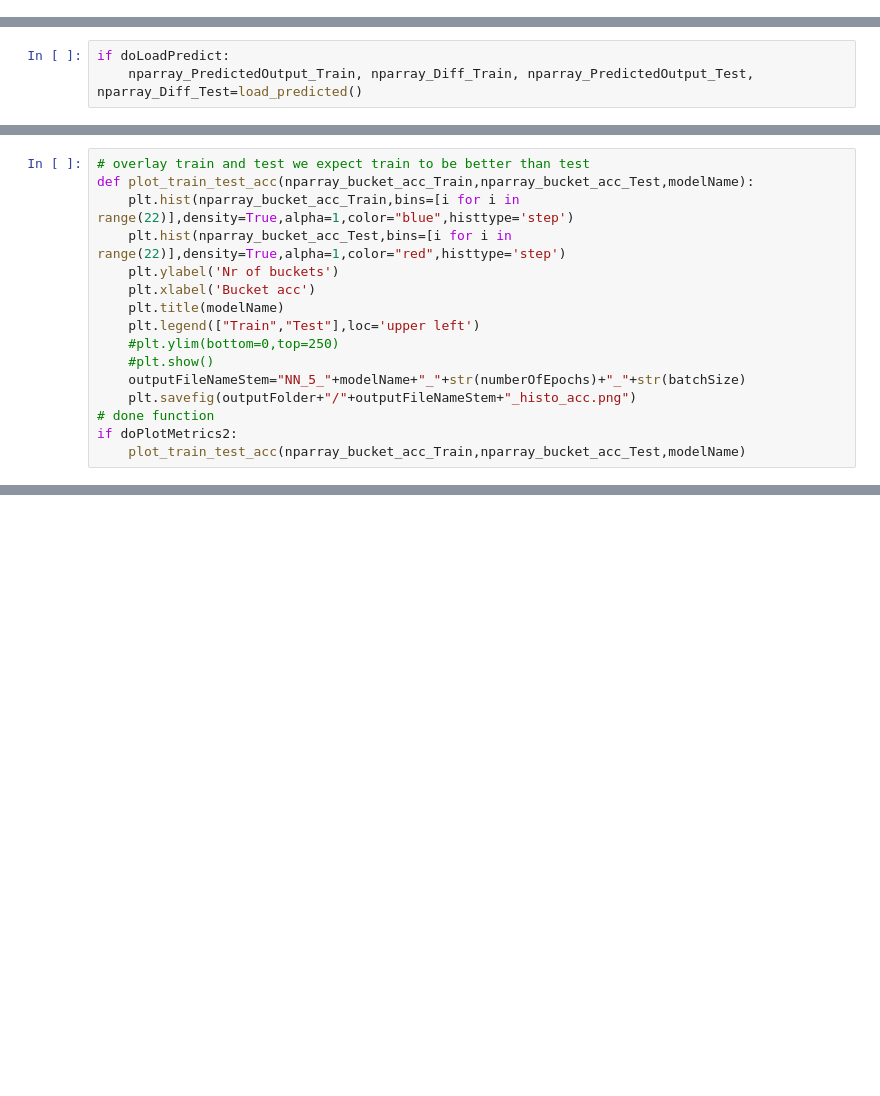
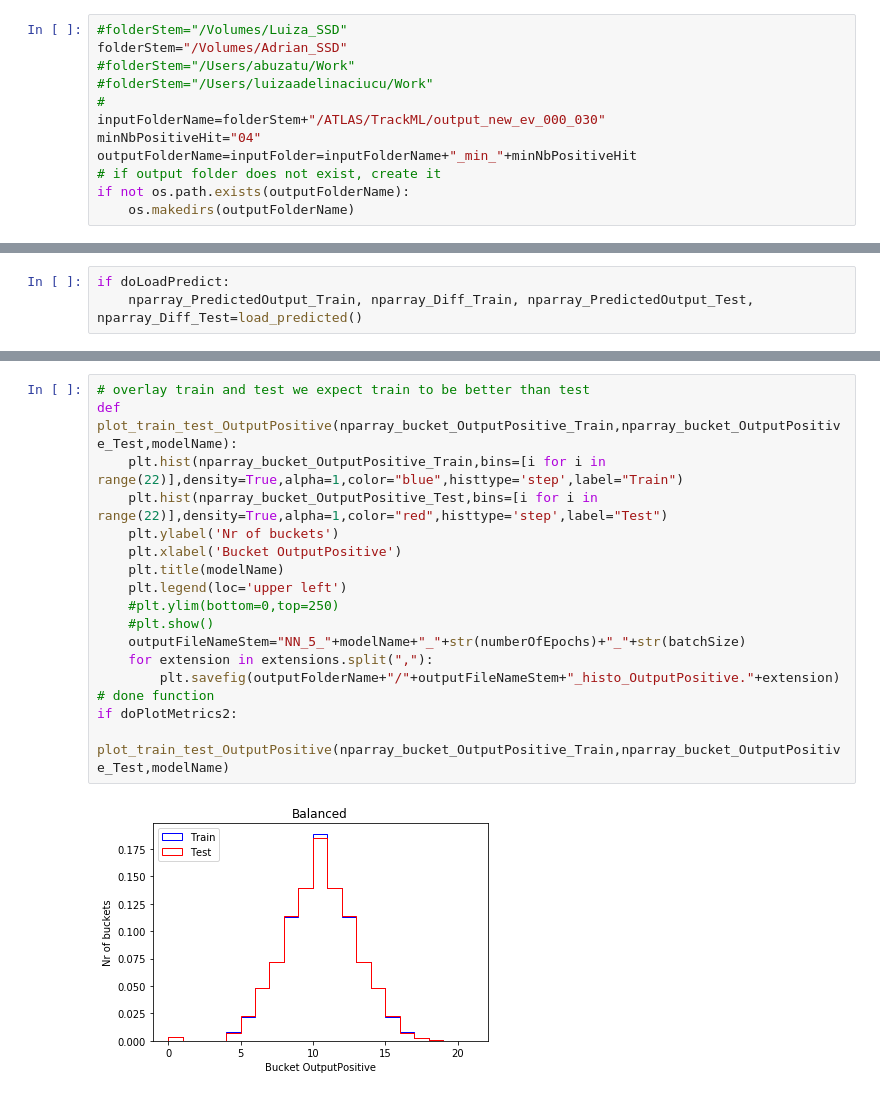
Before and after one commit to lciucu/TrackML, a Jupyter notebook: NN.ipynb, the cells around one changed output, grey strips where cells are left out. Saved outputs shown, nothing was run; the diff lists cells and outputs as text; blank space fills up the shorter version.

```diff
--- a/NN.ipynb
+++ b/NN.ipynb
@@ -39,0 +45,12 @@ nparray_Output_Test=np.load(outputFolder+"/NN_2_data_Output_Test_"+eventNumber+"
+# %%
+#folderStem="/Volumes/Luiza_SSD"
+folderStem="/Volumes/Adrian_SSD"
+#folderStem="/Users/abuzatu/Work"
+#folderStem="/Users/luizaadelinaciucu/Work"
+#
+inputFolderName=folderStem+"/ATLAS/TrackML/output_new_ev_000_030"
+minNbPositiveHit="04"
+outputFolderName=inputFolder=inputFolderName+"_min_"+minNbPositiveHit
+# if output folder does not exist, create it
+if not os.path.exists(outputFolderName):
+    os.makedirs(outputFolderName)
@@ -795,16 +451,0 @@ if doPlotMetrics2:
-# %%
-# overlay train and test we expect train to be better than test
-def plot_train_test_acc(nparray_bucket_acc_Train,nparray_bucket_acc_Test,modelName):
-    plt.hist(nparray_bucket_acc_Train,bins=[i for i in range(22)],density=True,alpha=1,color="blue",histtype='step')
-    plt.hist(nparray_bucket_acc_Test,bins=[i for i in range(22)],density=True,alpha=1,color="red",histtype='step')
-    plt.ylabel('Nr of buckets')
-    plt.xlabel('Bucket acc')
-    plt.title(modelName)
-    plt.legend(["Train","Test"],loc='upper left')
-    #plt.ylim(bottom=0,top=250)
-    #plt.show()
-    outputFileNameStem="NN_5_"+modelName+"_"+str(numberOfEpochs)+"_"+str(batchSize)
-    plt.savefig(outputFolder+"/"+outputFileNameStem+"_histo_acc.png")
-# done function
-if doPlotMetrics2:
-    plot_train_test_acc(nparray_bucket_acc_Train,nparray_bucket_acc_Test,modelName)
@@ -1005,0 +756,19 @@ TestbHits Percent TP=18.6 FP=9.2 FN=20.1 TN=52.1
+# %%
+# overlay train and test we expect train to be better than test
+def plot_train_test_OutputPositive(nparray_bucket_OutputPositive_Train,nparray_bucket_OutputPositive_Test,modelName):
+    plt.hist(nparray_bucket_OutputPositive_Train,bins=[i for i in range(22)],density=True,alpha=1,color="blue",histtype='step',label="Train")
+    plt.hist(nparray_bucket_OutputPositive_Test,bins=[i for i in range(22)],density=True,alpha=1,color="red",histtype='step',label="Test")
+    plt.ylabel('Nr of buckets')
+    plt.xlabel('Bucket OutputPositive')
+    plt.title(modelName)
+    plt.legend(loc='upper left')
+    #plt.ylim(bottom=0,top=250)
+    #plt.show()
+    outputFileNameStem="NN_5_"+modelName+"_"+str(numberOfEpochs)+"_"+str(batchSize)
+    for extension in extensions.split(","):
+        plt.savefig(outputFolderName+"/"+outputFileNameStem+"_histo_OutputPositive."+extension)
+# done function
+if doPlotMetrics2:
+    plot_train_test_OutputPositive(nparray_bucket_OutputPositive_Train,nparray_bucket_OutputPositive_Test,modelName)
+# %% [output]
+[figure, added]
```
Also changed, not shown: parts of 75 cells of this notebook, 7 other files.
